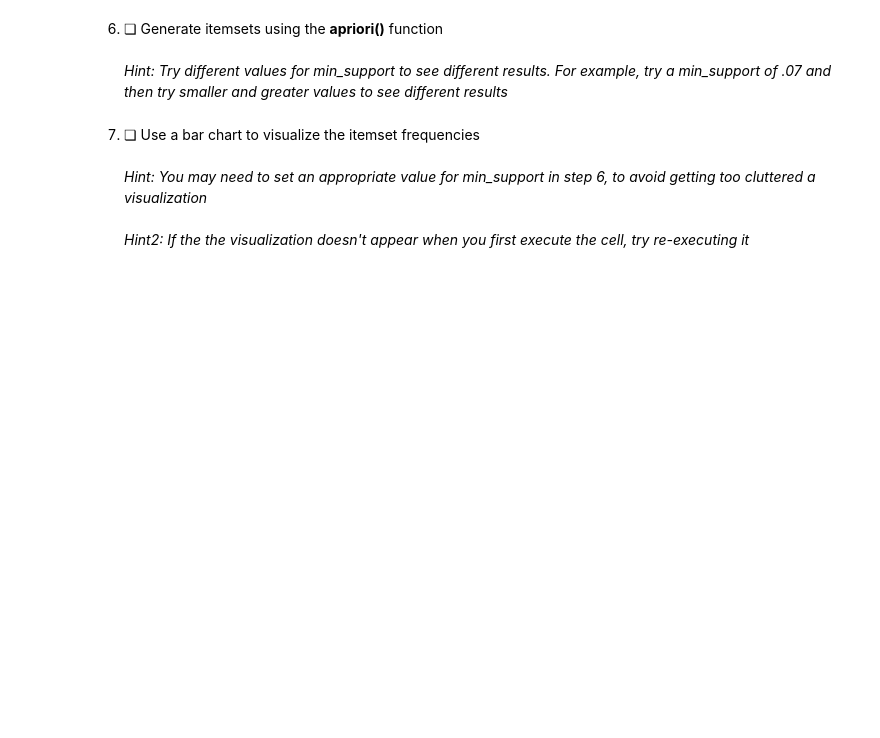
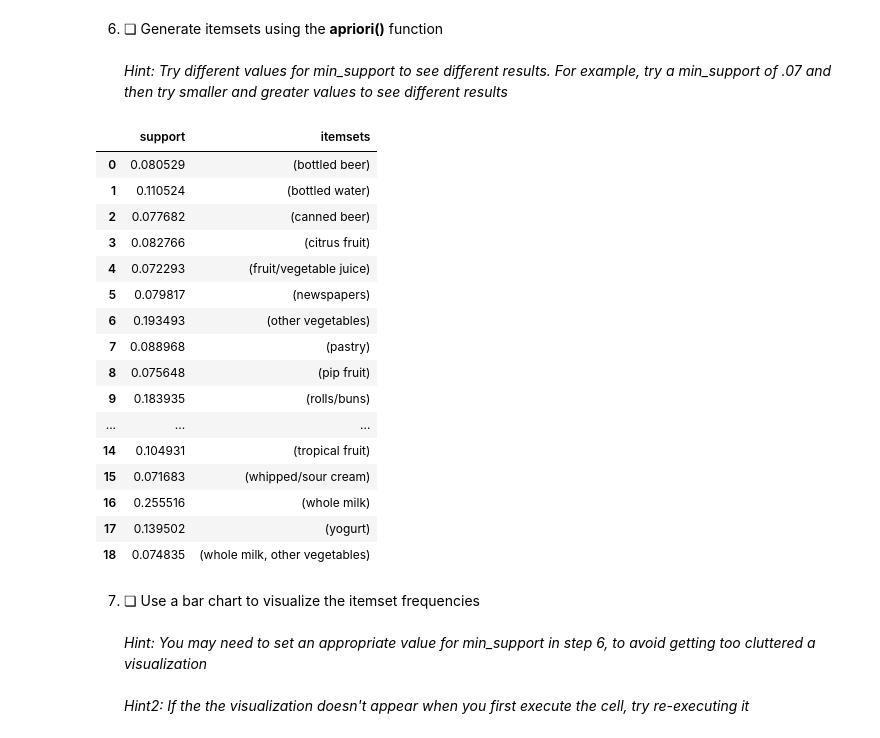
Before and after one commit to evan-a-west/MyLearningTreeCourses, a Jupyter notebook: Ex8_1.ipynb, the cells around one changed output. Saved outputs shown, nothing was run; the diff lists cells and outputs as text; code cells hidden in the pictures; blank space fills up the shorter version.

```diff
--- a/Ex8_1.ipynb
+++ b/Ex8_1.ipynb
@@ -27,6 +62,27 @@ and lift
 # %% [markdown]
 6. ❏ Generate itemsets using the **apriori()** function <br><br>
 *Hint: Try different values for min_support to see different results. For example, try a min_support of .07 and then try smaller and greater values to see different results*
+# %%
+freq_itemsets = apriori(mystuff, min_support=0.07, use_colnames=True)
+freq_itemsets
+# %% [output]
+|  | support | itemsets |
+| 0 | 0.080529 | (bottled beer) |
+| 1 | 0.110524 | (bottled water) |
+| 2 | 0.077682 | (canned beer) |
+| 3 | 0.082766 | (citrus fruit) |
+| 4 | 0.072293 | (fruit/vegetable juice) |
+| 5 | 0.079817 | (newspapers) |
+| 6 | 0.193493 | (other vegetables) |
+| 7 | 0.088968 | (pastry) |
+| 8 | 0.075648 | (pip fruit) |
+| 9 | 0.183935 | (rolls/buns) |
+| ... | ... | ... |
+| 14 | 0.104931 | (tropical fruit) |
+| 15 | 0.071683 | (whipped/sour cream) |
+| 16 | 0.255516 | (whole milk) |
+| 17 | 0.139502 | (yogurt) |
+| 18 | 0.074835 | (whole milk, other vegetables) |
 # %% [markdown]
 7. ❏ Use a bar chart to visualize the itemset frequencies<br><br>
 *Hint: You may need to set an appropriate value for min_support in step 6, to avoid getting too cluttered a visualization*<br><br>
```
Also changed, not shown: parts of 12 cells of this notebook, 1 other file.
